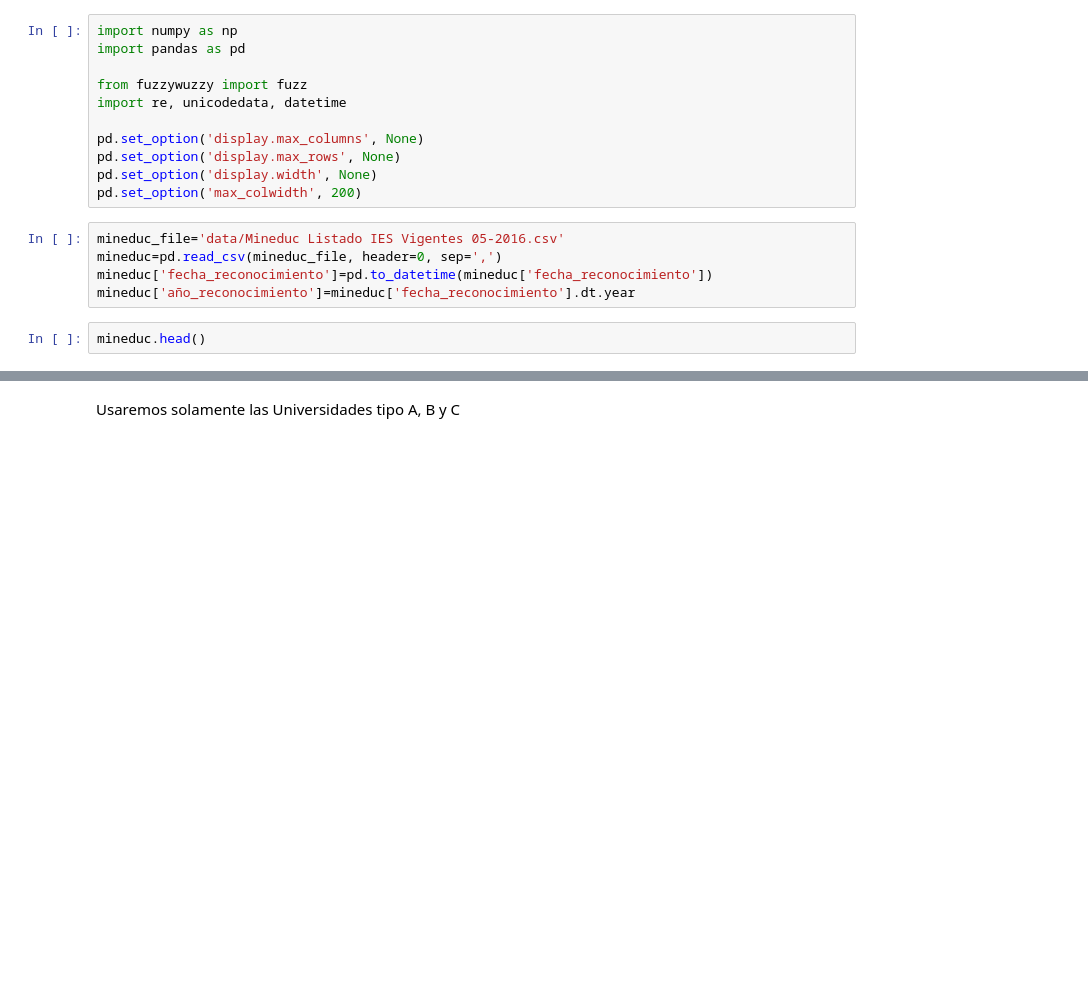
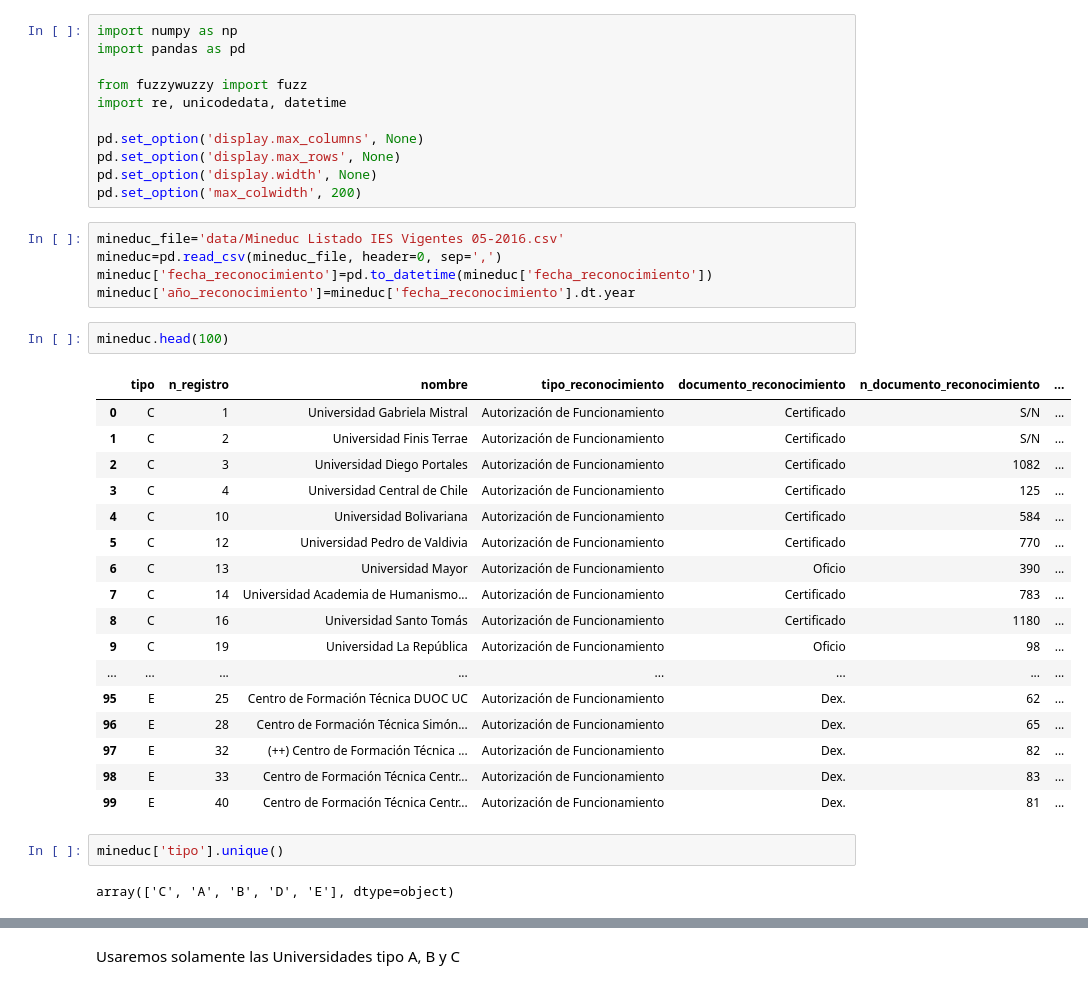
Before and after one commit to rpmunoz/python_electrolux, a Jupyter notebook: tutoriales/dia2/05 - Analysis de proyectos fondecyt.ipynb, the cells around one changed output, grey strips where cells are left out. Drawn from its saved outputs; the diff is of its cells as text; blank space fills up the shorter version.

```diff
--- a/tutoriales/dia2/05 - Analysis de proyectos fondecyt.ipynb
+++ b/tutoriales/dia2/05 - Analysis de proyectos fondecyt.ipynb
@@ -21,7 +21,29 @@ mineduc=pd.read_csv(mineduc_file, header=0, sep=',')
 mineduc['fecha_reconocimiento']=pd.to_datetime(mineduc['fecha_reconocimiento'])
 mineduc['año_reconocimiento']=mineduc['fecha_reconocimiento'].dt.year
 # %%
-mineduc.head()
+mineduc.head(100)
+# %% [output]
+|  | tipo | n_registro | nombre | tipo_reconocimiento | documento_reconocimiento | n_documento_reconocimiento | ... |
+| 0 | C | 1 | Universidad Gabriela Mistral | Autorización de Funcionamiento | Certificado | S/N | ... |
+| 1 | C | 2 | Universidad Finis Terrae | Autorización de Funcionamiento | Certificado | S/N | ... |
+| 2 | C | 3 | Universidad Diego Portales | Autorización de Funcionamiento | Certificado | 1082 | ... |
+| 3 | C | 4 | Universidad Central de Chile | Autorización de Funcionamiento | Certificado | 125 | ... |
+| 4 | C | 10 | Universidad Bolivariana | Autorización de Funcionamiento | Certificado | 584 | ... |
+| 5 | C | 12 | Universidad Pedro de Valdivia | Autorización de Funcionamiento | Certificado | 770 | ... |
+| 6 | C | 13 | Universidad Mayor | Autorización de Funcionamiento | Oficio | 390 | ... |
+| 7 | C | 14 | Universidad Academia de Humanismo... | Autorización de Funcionamiento | Certificado | 783 | ... |
+| 8 | C | 16 | Universidad Santo Tomás | Autorización de Funcionamiento | Certificado | 1180 | ... |
+| 9 | C | 19 | Universidad La República | Autorización de Funcionamiento | Oficio | 98 | ... |
+| ... | ... | ... | ... | ... | ... | ... | ... |
+| 95 | E | 25 | Centro de Formación Técnica DUOC UC | Autorización de Funcionamiento | Dex. | 62 | ... |
+| 96 | E | 28 | Centro de Formación Técnica Simón... | Autorización de Funcionamiento | Dex. | 65 | ... |
+| 97 | E | 32 | (++) Centro de Formación Técnica ... | Autorización de Funcionamiento | Dex. | 82 | ... |
+| 98 | E | 33 | Centro de Formación Técnica Centr... | Autorización de Funcionamiento | Dex. | 83 | ... |
+| 99 | E | 40 | Centro de Formación Técnica Centr... | Autorización de Funcionamiento | Dex. | 81 | ... |
+# %%
+mineduc['tipo'].unique()
+# %% [output]
+array(['C', 'A', 'B', 'D', 'E'], dtype=object)
 # %%
 for i in range(len(mineduc.index)):
     old=mineduc.loc[i,'nombre']
```
Also changed, not shown: parts of 3 cells of this notebook, 41 other files.
